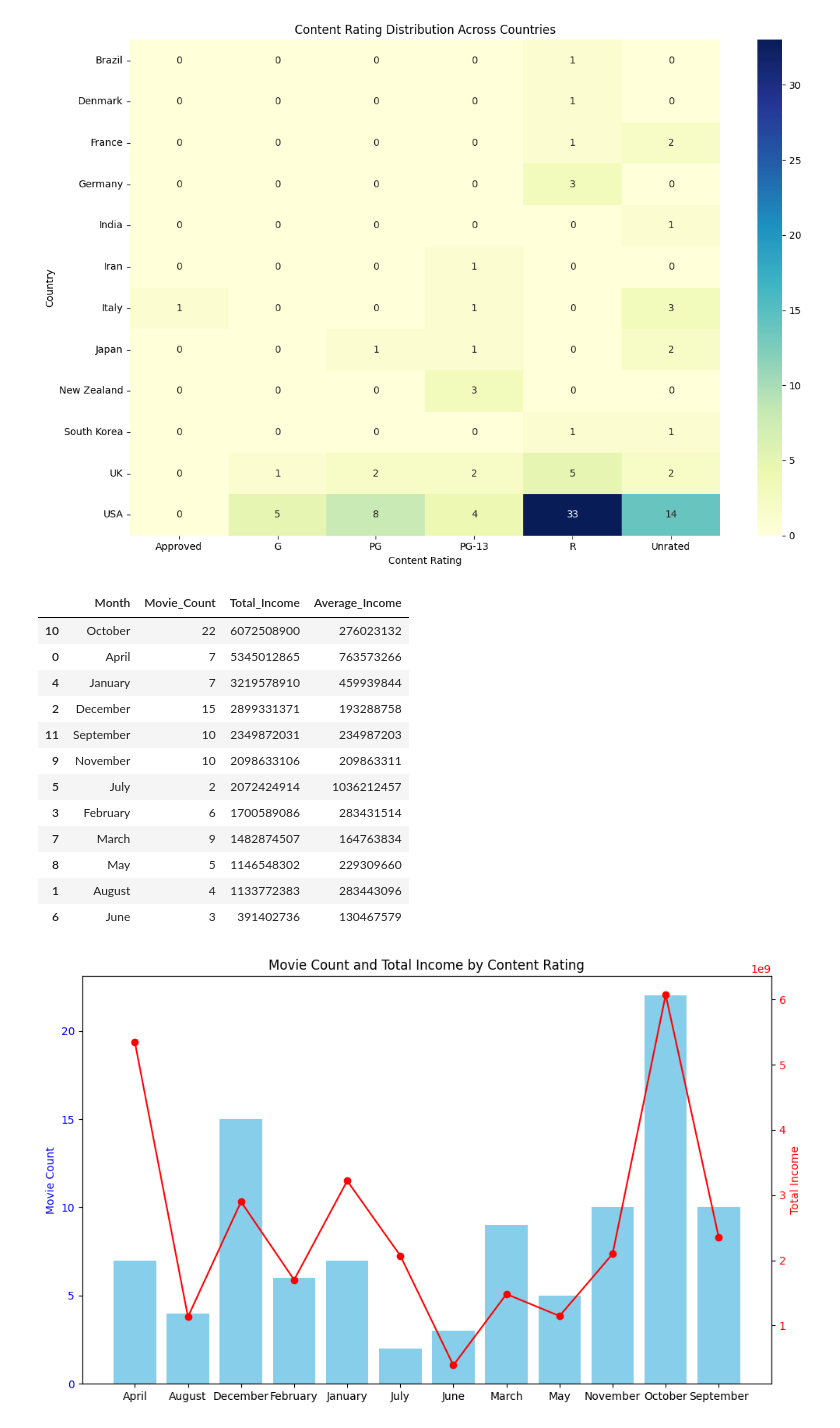
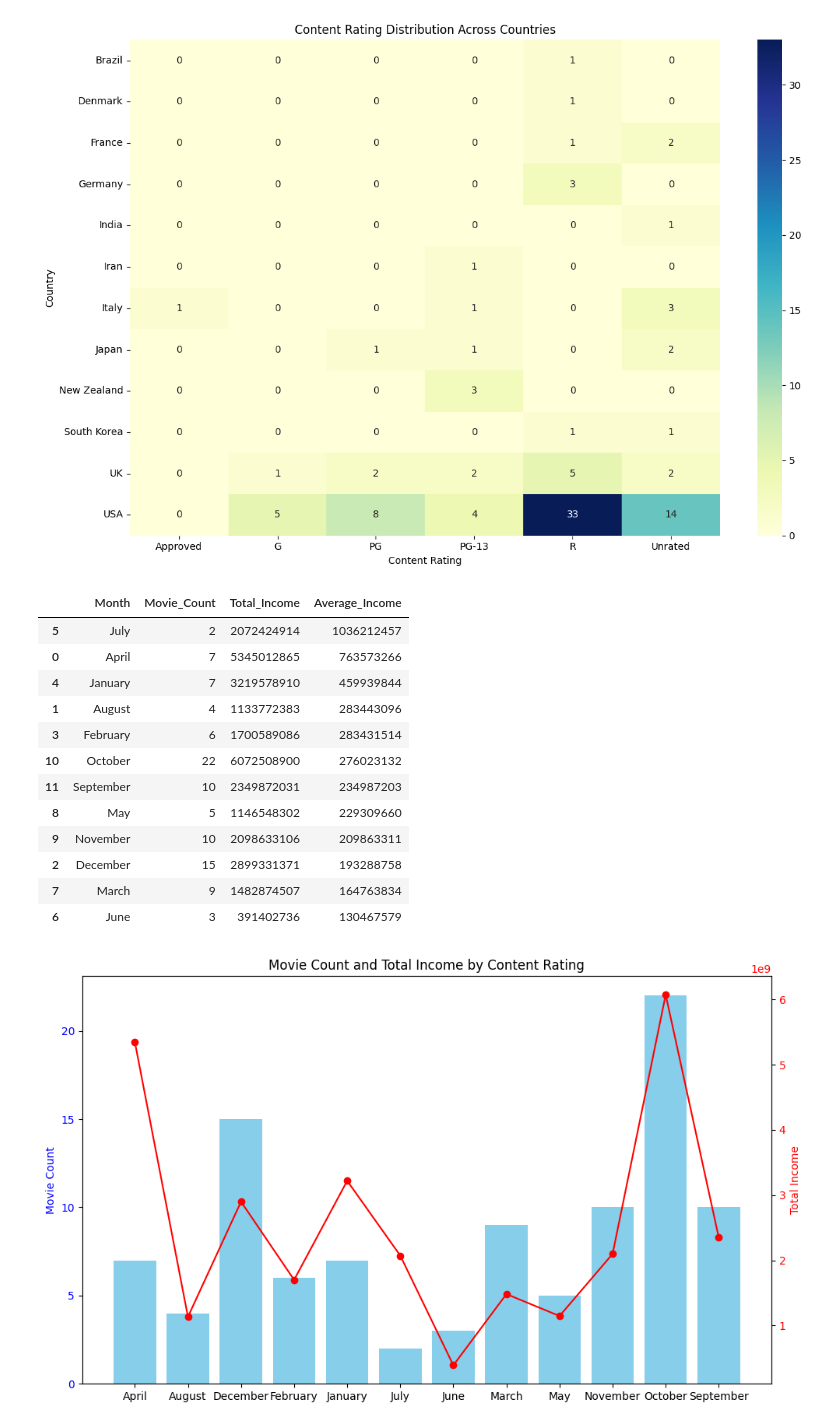
Before and after one commit to AyaUchiv/IDMB_MOVIE_DATASET, a Jupyter notebook: ANALYSIS/idmb_analysis.ipynb, the cells around one changed output. Saved outputs shown, nothing was run; the diff lists cells and outputs as text; code cells hidden in the pictures.

```diff
--- a/ANALYSIS/idmb_analysis.ipynb
+++ b/ANALYSIS/idmb_analysis.ipynb
@@ -144,25 +155,25 @@ idmb['Month'] = idmb['Release Year'].dt.strftime('%B')
 # %%
 #calculating the year with the highest income
 summary_month = idmb.groupby('Month').agg(
     Movie_Count=('Income', 'count'),
     Total_Income=('Income', 'sum'),
     Average_Income=('Income', 'mean')
 ).reset_index()
-sorted_month = summary_month.sort_values(by='Total_Income', ascending=False).head(13)
+sorted_month = summary_month.sort_values(by='Average_Income', ascending=False).head(13)
 sorted_month
 # %% [output]
 |  | Month | Movie_Count | Total_Income | Average_Income |
-| 10 | October | 22 | 6072508900 | 276023132 |
+| 5 | July | 2 | 2072424914 | 1036212457 |
 | 0 | April | 7 | 5345012865 | 763573266 |
 | 4 | January | 7 | 3219578910 | 459939844 |
+| 1 | August | 4 | 1133772383 | 283443096 |
+| 3 | February | 6 | 1700589086 | 283431514 |
+| 10 | October | 22 | 6072508900 | 276023132 |
+| 11 | September | 10 | 2349872031 | 234987203 |
+| 8 | May | 5 | 1146548302 | 229309660 |
+| 9 | November | 10 | 2098633106 | 209863311 |
 | 2 | December | 15 | 2899331371 | 193288758 |
-| 11 | September | 10 | 2349872031 | 234987203 |
-| 9 | November | 10 | 2098633106 | 209863311 |
-| 5 | July | 2 | 2072424914 | 1036212457 |
-| 3 | February | 6 | 1700589086 | 283431514 |
 | 7 | March | 9 | 1482874507 | 164763834 |
-| 8 | May | 5 | 1146548302 | 229309660 |
-| 1 | August | 4 | 1133772383 | 283443096 |
 | 6 | June | 3 | 391402736 | 130467579 |
 # %%
 fig, ax1 = plt.subplots(figsize=(10,6))
```
Also changed, not shown: parts of 4 cells of this notebook.
